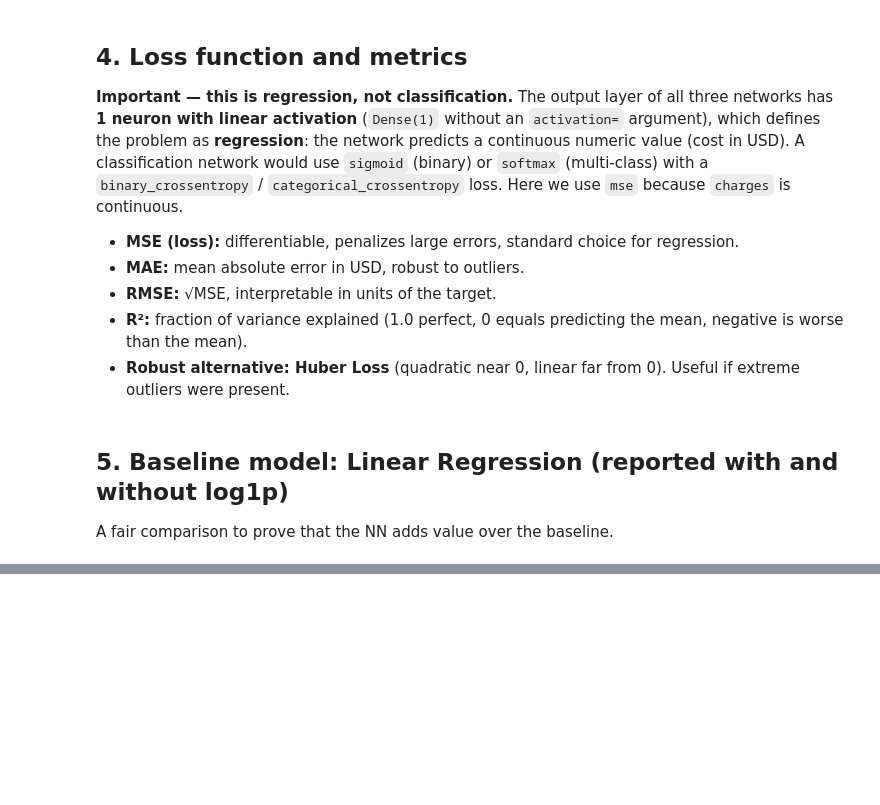
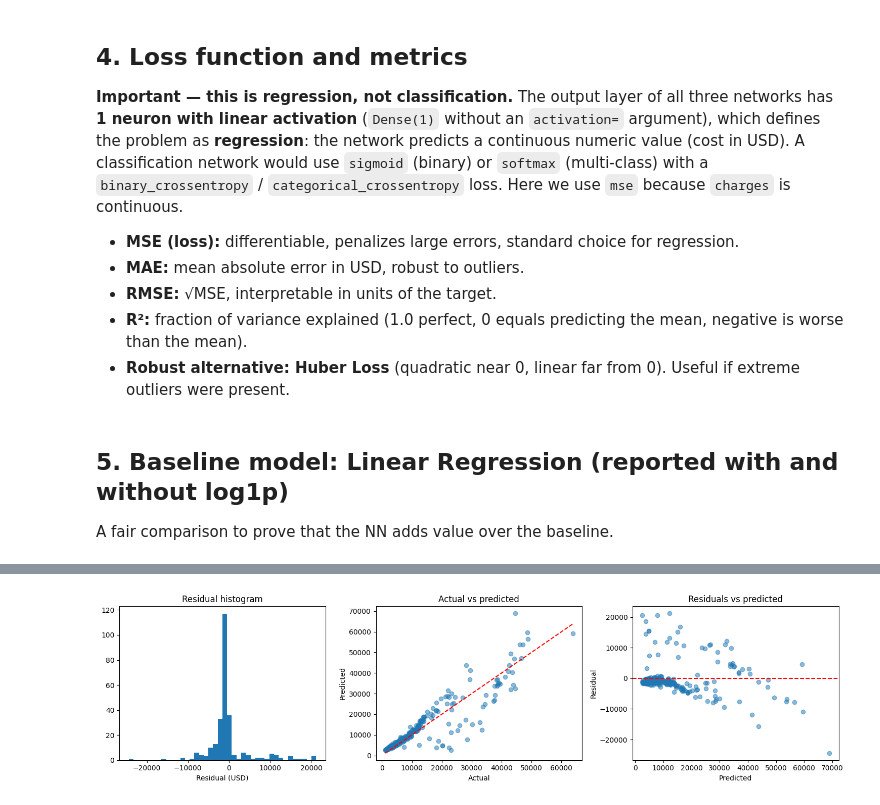
Before and after one commit to DanielSozoranga/Machine-Learning-6-SIN-A-Mar-Jul-2026, a Jupyter notebook: recuperacion_ML.ipynb, the cells around one changed output, grey strips where cells are left out. Saved outputs shown, nothing was run; the diff lists cells and outputs as text; code cells hidden in the pictures; blank space fills up the shorter version.

```diff
--- a/recuperacion_ML.ipynb
+++ b/recuperacion_ML.ipynb
@@ -259,0 +498,34 @@ resultados
+# %%
+# Residual analysis for the GOOD model only (the only one worth diagnosing).
+
+# ---------- Compute residuals in USD ----------
+pred_good = np.expm1(model_good.predict(X_te_s, verbose=0).ravel()) + bias_corr  # Predictions in USD
+residuos  = y_te - pred_good                        # Residual = truth - prediction
+
+# ---------- Three-panel diagnostic plot ----------
+fig, ax = plt.subplots(1, 3, figsize=(15, 4))
+
+# Panel 1: histogram of residuals. Should look symmetric and centered at ~0.
+ax[0].hist(residuos, bins=40)
+ax[0].set_title('Residual histogram')
+ax[0].set_xlabel('Residual (USD)')
+
+# Panel 2: actual vs predicted. Points should cluster around the y=x red diagonal.
+ax[1].scatter(y_te, pred_good, alpha=0.5)
+lim = [y_te.min(), y_te.max()]                      # Same limits on both axes for the diagonal
+ax[1].plot(lim, lim, 'r--')                         # Reference: perfect prediction line
+ax[1].set_title('Actual vs predicted')
+ax[1].set_xlabel('Actual')
+ax[1].set_ylabel('Predicted')
+
+# Panel 3: residuals vs predicted. No visible pattern -> model captured the structure.
+# Any systematic shape (funnel, curve) would indicate missing structure.
+ax[2].scatter(pred_good, residuos, alpha=0.5)
+ax[2].axhline(0, color='r', linestyle='--')         # Zero-residual reference
+ax[2].set_title('Residuals vs predicted')
+ax[2].set_xlabel('Predicted')
+ax[2].set_ylabel('Residual')
+
+plt.tight_layout(); plt.show()
+# %% [output]
+[figure, added]
```
Also changed, not shown: parts of 41 cells of this notebook.
